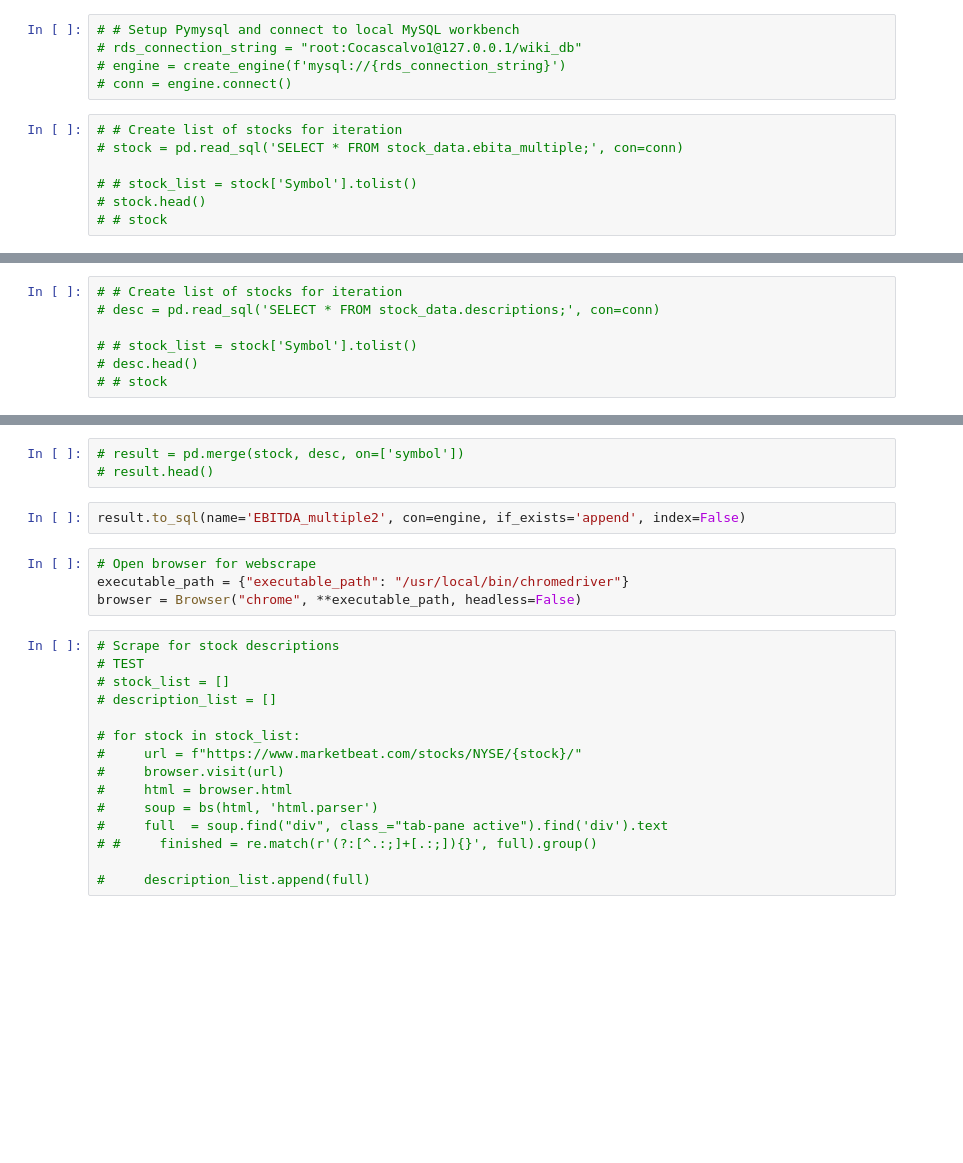
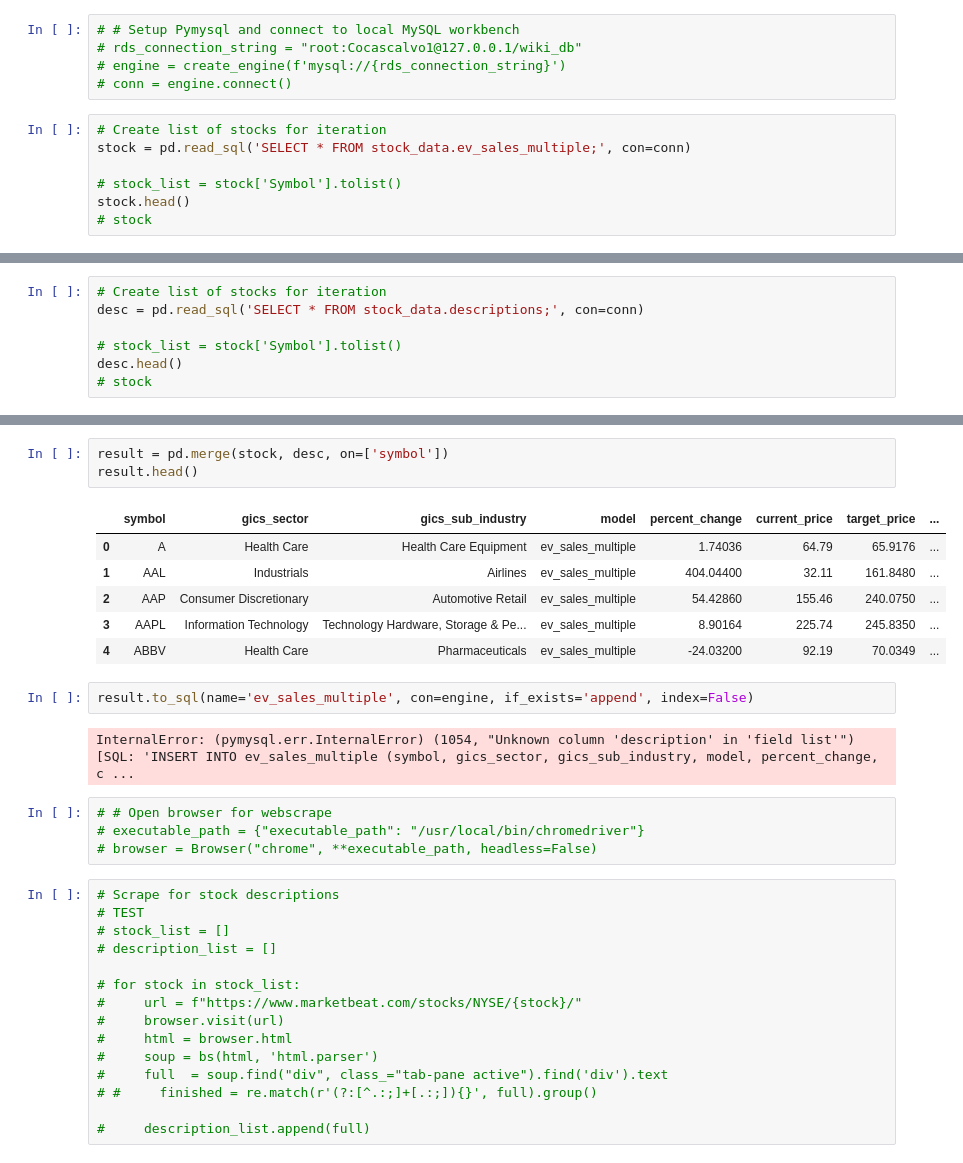
Before and after one commit to WallStofTheWest/WallStofTheWest, a Jupyter notebook: ETL Code/eps_multiple_ETL.ipynb, the cells around one changed output, grey strips where cells are left out. Drawn from its saved outputs; the diff is of its cells as text; blank space fills up the shorter version.

```diff
--- a/ETL Code/eps_multiple_ETL.ipynb
+++ b/ETL Code/eps_multiple_ETL.ipynb
@@ -28,9 +28,9 @@ conn = engine.connect()
 # engine = create_engine(f'mysql://{rds_connection_string}')
 # conn = engine.connect()
 # %%
-# # Create list of stocks for iteration
-# stock = pd.read_sql('SELECT * FROM stock_data.ebita_multiple;', con=conn)
+# Create list of stocks for iteration
+stock = pd.read_sql('SELECT * FROM stock_data.ev_sales_multiple;', con=conn)
 
-# # stock_list = stock['Symbol'].tolist()
-# stock.head()
-# # stock
+# stock_list = stock['Symbol'].tolist()
+stock.head()
+# stock
@@ -37,7 +44,7 @@ conn = engine.connect()
 # %%
-# # Create list of stocks for iteration
-# desc = pd.read_sql('SELECT * FROM stock_data.descriptions;', con=conn)
+# Create list of stocks for iteration
+desc = pd.read_sql('SELECT * FROM stock_data.descriptions;', con=conn)
 
-# # stock_list = stock['Symbol'].tolist()
-# desc.head()
-# # stock
+# stock_list = stock['Symbol'].tolist()
+desc.head()
+# stock
@@ -44,12 +58,21 @@ conn = engine.connect()
 # %%
-# result = pd.merge(stock, desc, on=['symbol'])
-# result.head()
+result = pd.merge(stock, desc, on=['symbol'])
+result.head()
+# %% [output]
+|  | symbol | gics_sector | gics_sub_industry | model | percent_change | current_price | target_price | ... |
+| 0 | A | Health Care | Health Care Equipment | ev_sales_multiple | 1.74036 | 64.79 | 65.9176 | ... |
+| 1 | AAL | Industrials | Airlines | ev_sales_multiple | 404.04400 | 32.11 | 161.8480 | ... |
+| 2 | AAP | Consumer Discretionary | Automotive Retail | ev_sales_multiple | 54.42860 | 155.46 | 240.0750 | ... |
+| 3 | AAPL | Information Technology | Technology Hardware, Storage & Pe... | ev_sales_multiple | 8.90164 | 225.74 | 245.8350 | ... |
+| 4 | ABBV | Health Care | Pharmaceuticals | ev_sales_multiple | -24.03200 | 92.19 | 70.0349 | ... |
 # %%
-result.to_sql(name='EBITDA_multiple2', con=engine, if_exists='append', index=False)
+result.to_sql(name='ev_sales_multiple', con=engine, if_exists='append', index=False)
+# %% [output]
+InternalError: (pymysql.err.InternalError) (1054, "Unknown column 'description' in 'field list'") [SQL: 'INSERT INTO ev_sales_multiple (symbol, gics_sector, gics_sub_industry, model, percent_change, c ...
 # %%
-# Open browser for webscrape
-executable_path = {"executable_path": "/usr/local/bin/chromedriver"}
-browser = Browser("chrome", **executable_path, headless=False)
+# # Open browser for webscrape
+# executable_path = {"executable_path": "/usr/local/bin/chromedriver"}
+# browser = Browser("chrome", **executable_path, headless=False)
 # %%
 # Scrape for stock descriptions
 # TEST
```
Also changed, not shown: parts of 2 cells of this notebook, 14 other files.
